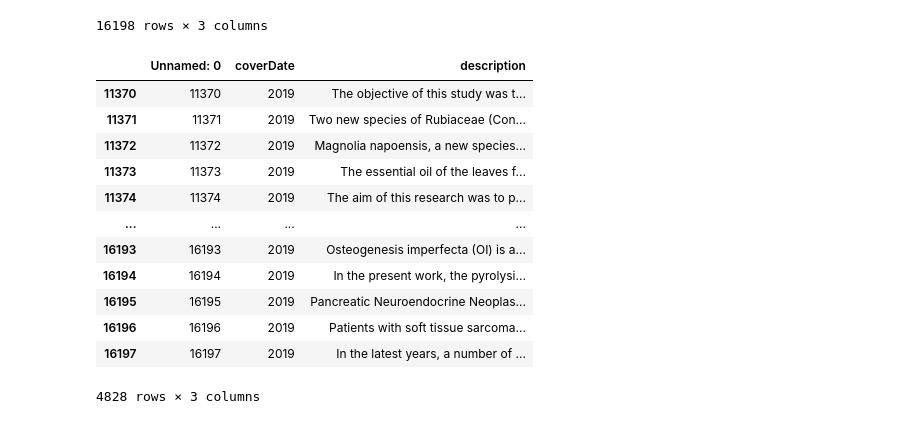
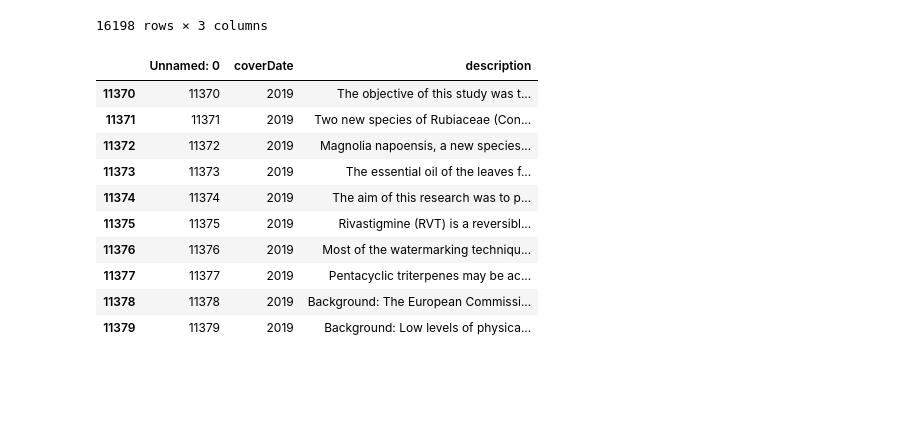
Before and after one commit to FabianRedime/universidad, a Jupyter notebook: 2019/lista2019.ipynb, the cells around one changed output. Saved outputs shown, nothing was run; the diff lists cells and outputs as text; code cells hidden in the pictures; blank space fills up the shorter version.

```diff
--- a/2019/lista2019.ipynb
+++ b/2019/lista2019.ipynb
@@ -109,22 +107,20 @@ data
 # %%
 #Filtramos y exportamos la data del año 2019
 data2019 = data[data['coverDate'] == 2019]
 data2019.to_csv("dataset2019.csv")
-data2019.head(contador_filas)
+data2019.head(10)
 # %% [output]
 |  | Unnamed: 0 | coverDate | description |
 | 11370 | 11370 | 2019 | The objective of this study was t... |
 | 11371 | 11371 | 2019 | Two new species of Rubiaceae (Con... |
 | 11372 | 11372 | 2019 | Magnolia napoensis, a new species... |
 | 11373 | 11373 | 2019 | The essential oil of the leaves f... |
 | 11374 | 11374 | 2019 | The aim of this research was to p... |
-| ... | ... | ... | ... |
-| 16193 | 16193 | 2019 | Osteogenesis imperfecta (OI) is a... |
-| 16194 | 16194 | 2019 | In the present work, the pyrolysi... |
-| 16195 | 16195 | 2019 | Pancreatic Neuroendocrine Neoplas... |
-| 16196 | 16196 | 2019 | Patients with soft tissue sarcoma... |
-| 16197 | 16197 | 2019 | In the latest years, a number of ... |
+| 11375 | 11375 | 2019 | Rivastigmine (RVT) is a reversibl... |
+| 11376 | 11376 | 2019 | Most of the watermarking techniqu... |
+| 11377 | 11377 | 2019 | Pentacyclic triterpenes may be ac... |
+| 11378 | 11378 | 2019 | Background: The European Commissi... |
+| 11379 | 11379 | 2019 | Background: Low levels of physica... |
-4828 rows × 3 columns
 # %%
 # Leemos todos los elementos del archivo 2019
 lecturaCsv=pd.read_csv("dataset2019.csv")
```
Also changed, not shown: parts of 25 cells of this notebook, 4 other files.
